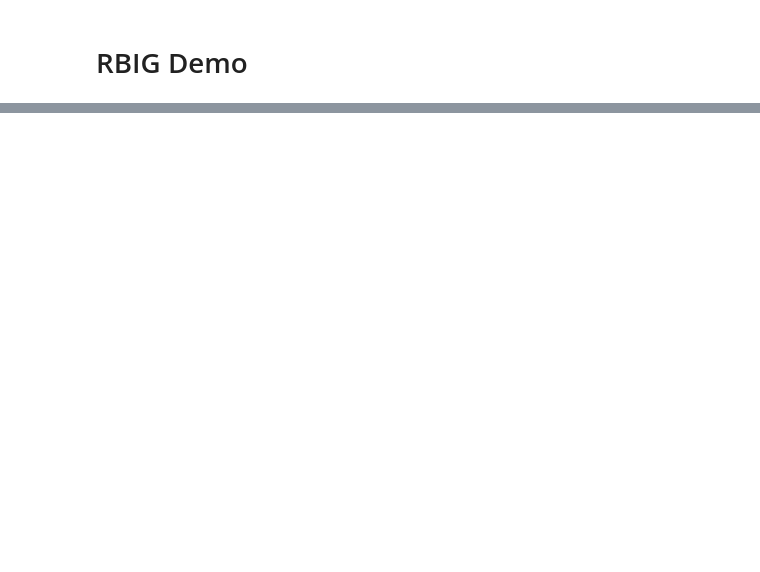
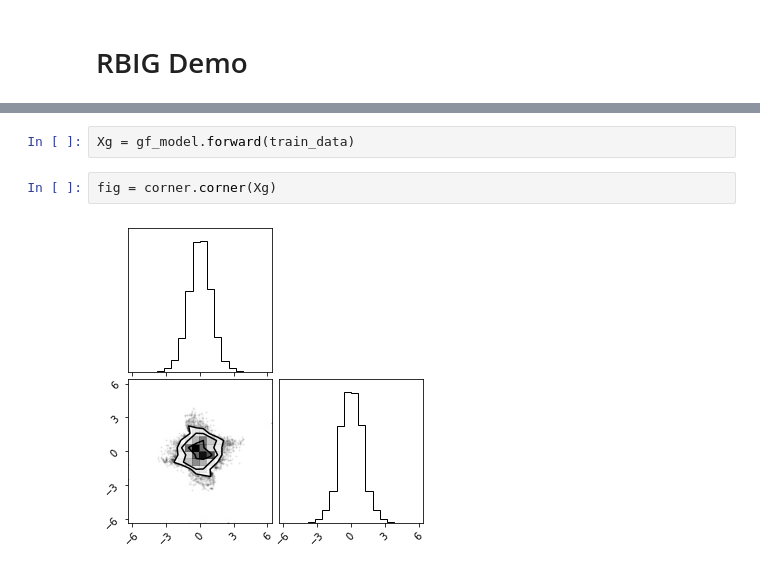
Before and after one commit to IPL-UV/rbig, a Jupyter notebook: notebooks/rbig_demo.ipynb, the cells around one changed output, grey strips where cells are left out. Cells and saved outputs as stored; diff of their text form; blank space fills up the shorter version.

```diff
--- a/notebooks/rbig_demo.ipynb
+++ b/notebooks/rbig_demo.ipynb
@@ -296,0 +59,6 @@ plt.plot(np.cumsum(rbig_model.residual_info))
+# %%
+Xg = gf_model.forward(train_data)
+# %%
+fig = corner.corner(Xg)
+# %% [output]
+[figure, added]
```
Also changed, not shown: parts of 48 cells of this notebook, 11 other files.
